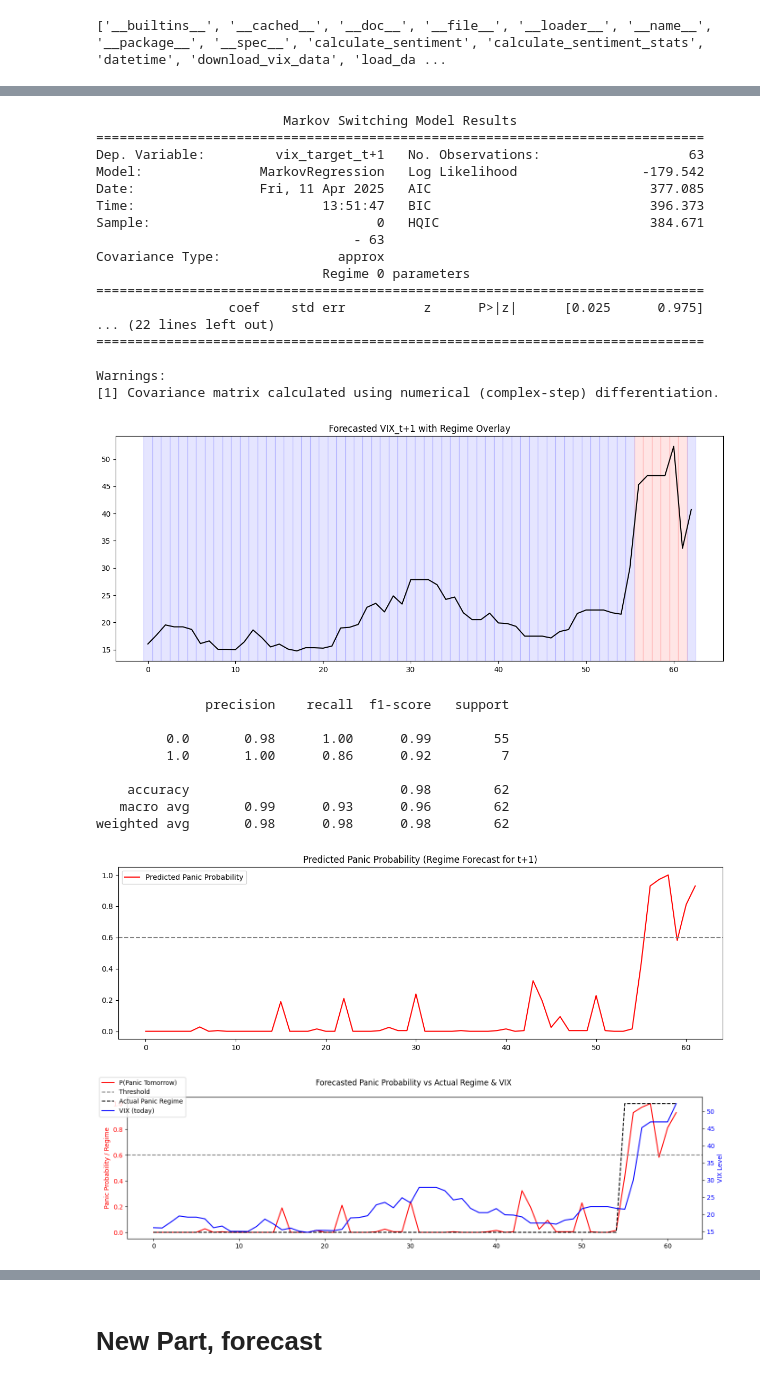
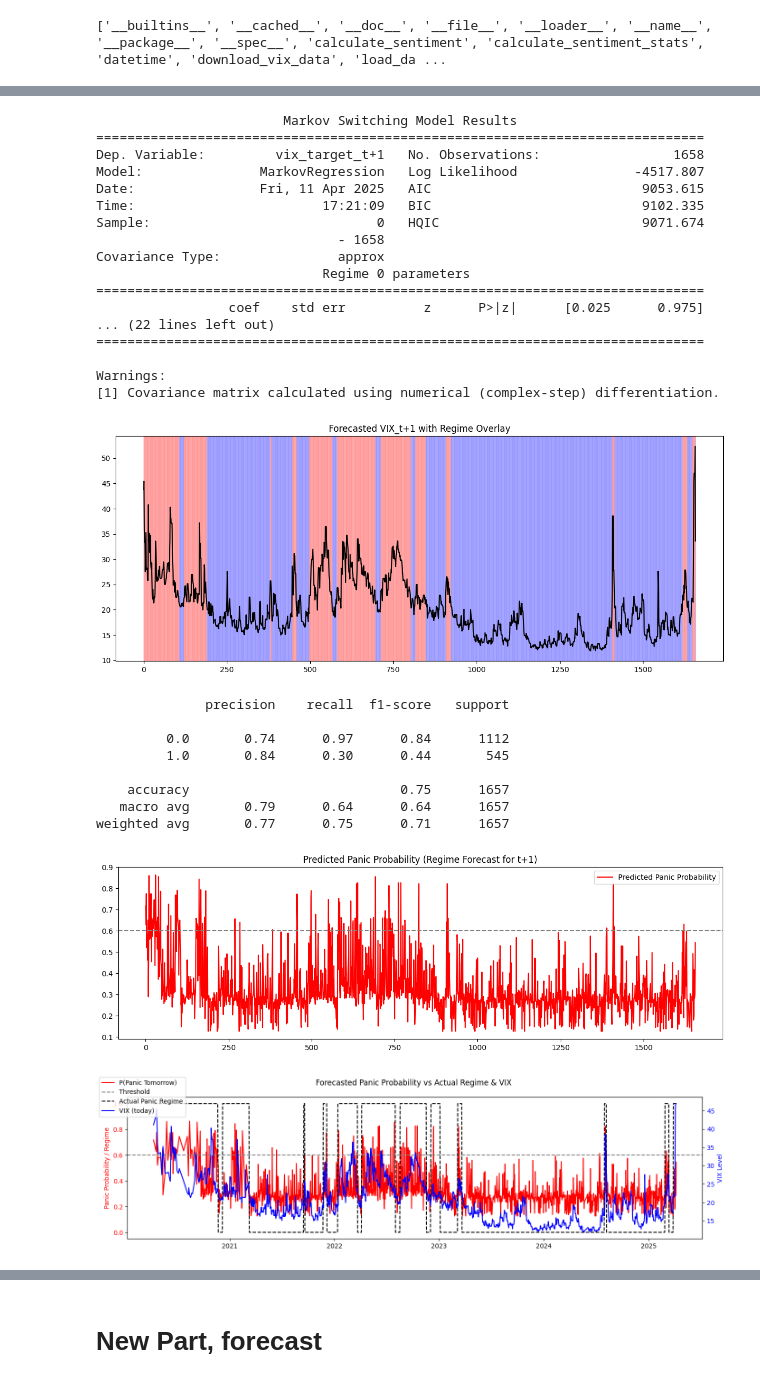
Before and after one commit to DylanSuniaga/VIXNLP, a Jupyter notebook: finnhub_news/macro_analysis.ipynb, the cells around one changed output, grey strips where cells are left out. Cells and saved outputs as stored; diff of their text form; code cells hidden in the pictures.

```diff
--- a/finnhub_news/macro_analysis.ipynb
+++ b/finnhub_news/macro_analysis.ipynb
@@ -80,3 +17,5 @@ Original length: 7791, Clean length: 7791, Truncated length: 2277
+# %%
+df = pd.read_csv('./../data/Sentiment Macro 5Y News.csv')
 # %%
 df.head()
 # %% [output]
@@ -164,12 +103,12 @@ print(results.summary())
 # %% [output]
                         Markov Switching Model Results
 ==============================================================================
-Dep. Variable:         vix_target_t+1   No. Observations:                   63
-Model:               MarkovRegression   Log Likelihood                -179.542
-Date:                Fri, 11 Apr 2025   AIC                            377.085
-Time:                        13:51:47   BIC                            396.373
-Sample:                             0   HQIC                           384.671
-                                 - 63
+Dep. Variable:         vix_target_t+1   No. Observations:                 1658
+Model:               MarkovRegression   Log Likelihood               -4517.807
+Date:                Fri, 11 Apr 2025   AIC                           9053.615
+Time:                        17:21:09   BIC                           9102.335
+Sample:                             0   HQIC                          9071.674
+                               - 1658
 Covariance Type:               approx
                              Regime 0 parameters
 ==============================================================================
@@ -195,7 +134,7 @@ plt.title('Forecasted VIX_t+1 with Regime Overlay')
 plt.tight_layout()
 plt.show()
 # %% [output]
-[figure, old version]
+[figure, new version]
 # %%
 df_model['regime_t'] = results.smoothed_marginal_probabilities[1].apply(lambda p: 1 if p >= 0.5 else 0) #regime dataset for t
 # %%
@@ -208,7 +147,7 @@ y_cls = classification_df['regime_t+1']
 from sklearn.ensemble import RandomForestClassifier
 from sklearn.metrics import classification_report
 
-clf = RandomForestClassifier(n_estimators=100, max_depth=4, random_state=42)
+clf = RandomForestClassifier(n_estimators=400, max_depth=7, random_state=42)
 clf.fit(X_cls, y_cls)
 
 # Evaluate
@@ -217,12 +156,12 @@ print(classification_report(y_cls, y_pred))
 # %% [output]
               precision    recall  f1-score   support
 
-         0.0       0.98      1.00      0.99        55
-         1.0       1.00      0.86      0.92         7
+         0.0       0.74      0.97      0.84      1112
+         1.0       0.84      0.30      0.44       545
 
-    accuracy                           0.98        62
-   macro avg       0.99      0.93      0.96        62
-weighted avg       0.98      0.98      0.98        62
+    accuracy                           0.75      1657
+   macro avg       0.79      0.64      0.64      1657
+weighted avg       0.77      0.75      0.71      1657
 # %%
 probs = clf.predict_proba(X_cls)[:, 1]
 classification_df['panic_prob'] = probs
@@ -235,29 +174,36 @@ plt.legend()
 plt.tight_layout()
 plt.show()
 # %% [output]
-[figure, old version]
+[figure, new version]
+# %%
+
+
+classification_df.index = pd.to_datetime(classification_df.index)
 # %%
 fig, ax1 = plt.subplots(figsize=(14, 4)) #GOLD. panic regime probability goes up before vix even spikes. probability of panic tomorrow from classifier is high.
 
 # Panic probability
 ax1.plot(classification_df.index, classification_df['panic_prob'], label='P(Panic Tomorrow)', color='red')
 ax1.axhline(0.6, linestyle='--', color='gray', label='Threshold')
 ax1.plot(classification_df.index, classification_df['regime_t+1'], linestyle='--', color='black', label='Actual Panic Regime')
 ax1.set_ylabel("Panic Probability / Regime", color='red')
 ax1.tick_params(axis='y', labelcolor='red')
 
 # Add second y-axis for VIX
 ax2 = ax1.twinx()
 ax2.plot(classification_df.index, classification_df['vix_target'], label='VIX (today)', color='blue')
 ax2.set_ylabel("VIX Level", color='blue')
 ax2.tick_params(axis='y', labelcolor='blue')
 
 fig.suptitle("Forecasted Panic Probability vs Actual Regime & VIX")
 fig.tight_layout()
 fig.legend(loc='upper left')
 plt.show()
+import matplotlib.dates as mdates
+ax1.xaxis.set_major_formatter(mdates.DateFormatter('%Y-%m-%d'))
+fig.autofmt_xdate()
 # %% [output]
-[figure, old version]
+[figure, new version]
 # %%
 import numpy as np
 
```
Also changed, not shown: parts of 20 cells of this notebook, 1 other file.
